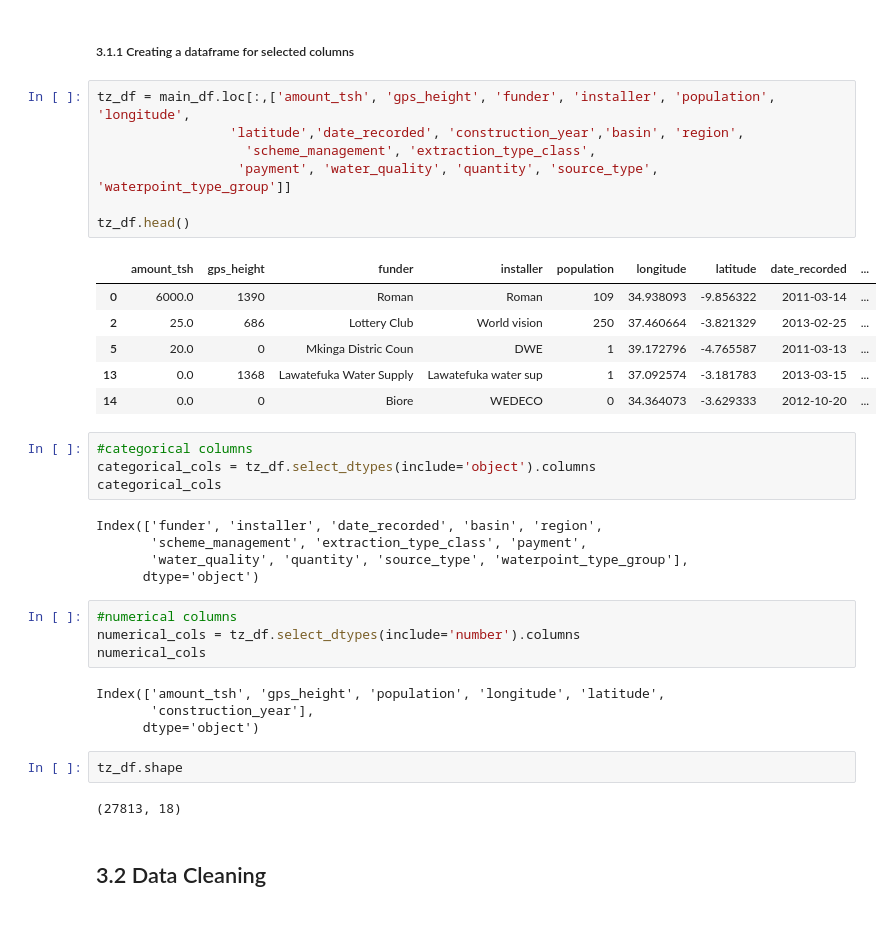
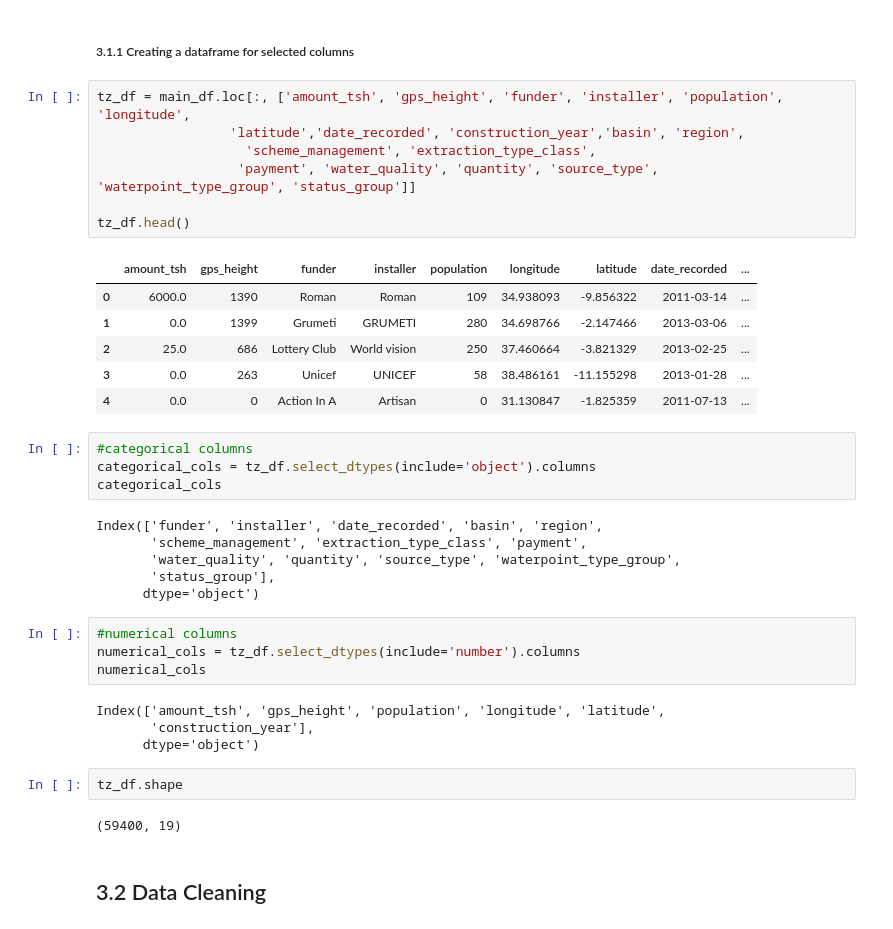
Before and after one commit to brian-magembe/Tanzania_Water_Wells, a Jupyter notebook: The Miner League.ipynb, the cells around one changed output. Cells and saved outputs as stored; diff of their text form.

```diff
--- a/The Miner League.ipynb
+++ b/The Miner League.ipynb
@@ -193,19 +194,19 @@ main_df.duplicated().sum()
 # %% [markdown]
 ##### 3.1.1 Creating a dataframe for selected columns
 # %%
-tz_df = main_df.loc[:,['amount_tsh', 'gps_height', 'funder', 'installer', 'population', 'longitude',
+tz_df = main_df.loc[:, ['amount_tsh', 'gps_height', 'funder', 'installer', 'population', 'longitude',
                  'latitude','date_recorded', 'construction_year','basin', 'region',
                    'scheme_management', 'extraction_type_class',
-                  'payment', 'water_quality', 'quantity', 'source_type', 'waterpoint_type_group']]
+                  'payment', 'water_quality', 'quantity', 'source_type', 'waterpoint_type_group', 'status_group']]
 
 tz_df.head()
 # %% [output]
 |  | amount_tsh | gps_height | funder | installer | population | longitude | latitude | date_recorded | ... |
 | 0 | 6000.0 | 1390 | Roman | Roman | 109 | 34.938093 | -9.856322 | 2011-03-14 | ... |
+| 1 | 0.0 | 1399 | Grumeti | GRUMETI | 280 | 34.698766 | -2.147466 | 2013-03-06 | ... |
 | 2 | 25.0 | 686 | Lottery Club | World vision | 250 | 37.460664 | -3.821329 | 2013-02-25 | ... |
-| 5 | 20.0 | 0 | Mkinga Distric Coun | DWE | 1 | 39.172796 | -4.765587 | 2011-03-13 | ... |
-| 13 | 0.0 | 1368 | Lawatefuka Water Supply | Lawatefuka water sup | 1 | 37.092574 | -3.181783 | 2013-03-15 | ... |
-| 14 | 0.0 | 0 | Biore | WEDECO | 0 | 34.364073 | -3.629333 | 2012-10-20 | ... |
+| 3 | 0.0 | 263 | Unicef | UNICEF | 58 | 38.486161 | -11.155298 | 2013-01-28 | ... |
+| 4 | 0.0 | 0 | Action In A | Artisan | 0 | 31.130847 | -1.825359 | 2011-07-13 | ... |
 # %%
 #categorical columns
 categorical_cols = tz_df.select_dtypes(include='object').columns
@@ -213,7 +214,8 @@ categorical_cols
 # %% [output]
 Index(['funder', 'installer', 'date_recorded', 'basin', 'region',
        'scheme_management', 'extraction_type_class', 'payment',
-       'water_quality', 'quantity', 'source_type', 'waterpoint_type_group'],
+       'water_quality', 'quantity', 'source_type', 'waterpoint_type_group',
+       'status_group'],
       dtype='object')
 # %%
 #numerical columns
@@ -226,7 +228,7 @@ Index(['amount_tsh', 'gps_height', 'population', 'longitude', 'latitude',
 # %%
 tz_df.shape
 # %% [output]
-(27813, 18)
+(59400, 19)
 # %% [markdown]
 ## 3.2 Data Cleaning
 # %% [markdown]
```
Also changed, not shown: parts of 18 cells of this notebook.
